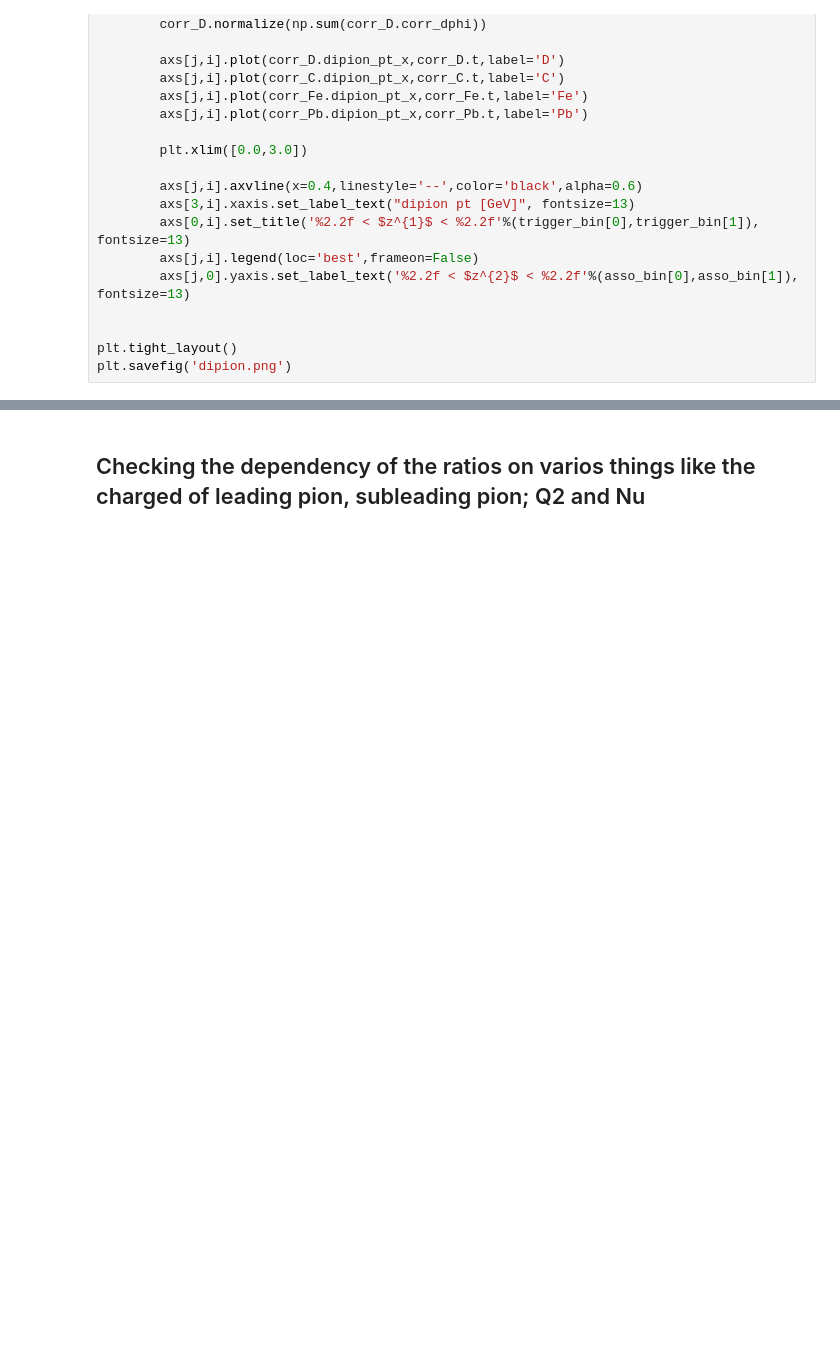
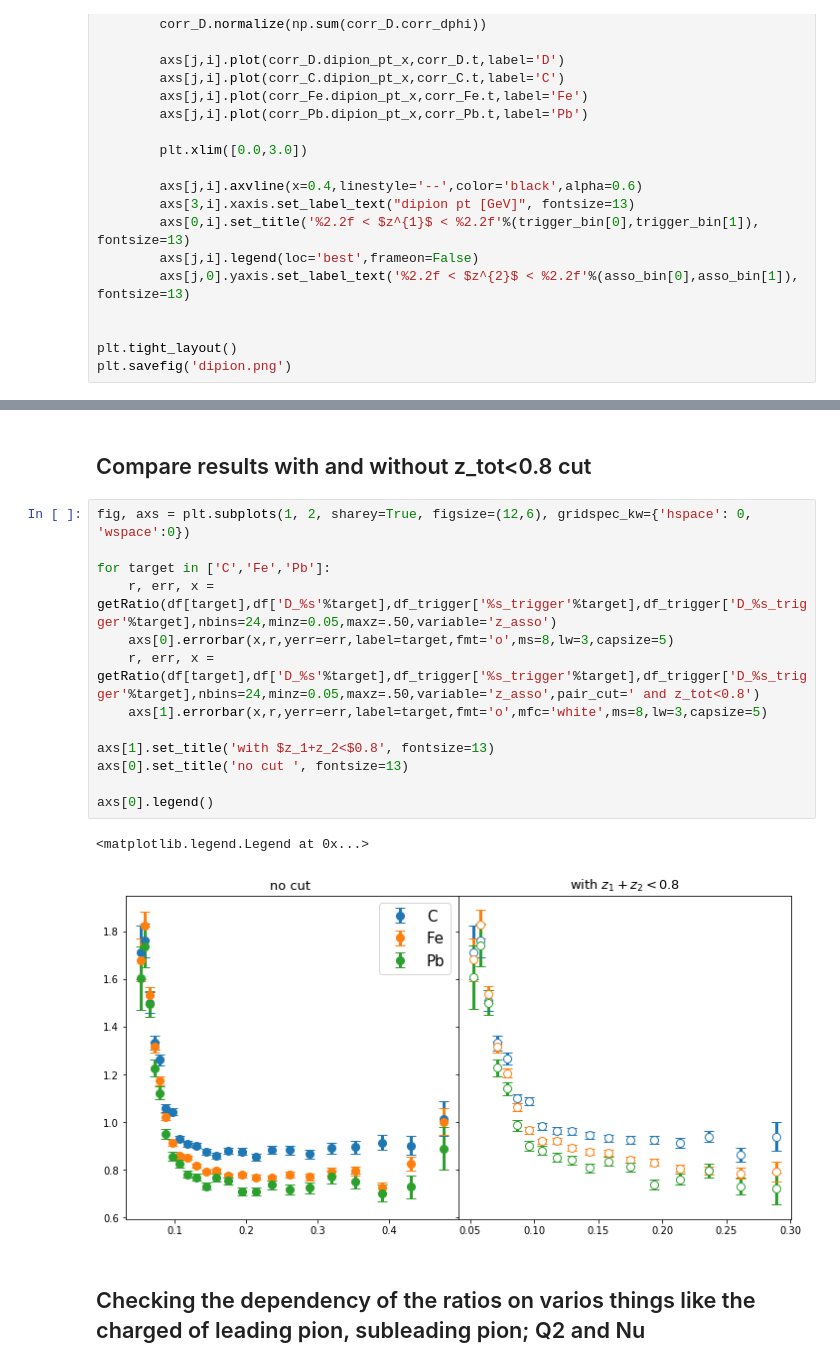
Before and after one commit to miguelignacio/eg2dihadron, a Jupyter notebook: EG2_2picorrelations.ipynb, the cells around one changed output, grey strips where cells are left out. Saved outputs shown, nothing was run; the diff lists cells and outputs as text; blank space fills up the shorter version.

```diff
--- a/EG2_2picorrelations.ipynb
+++ b/EG2_2picorrelations.ipynb
@@ -1080,2 +1095,20 @@ plt.savefig('dipion.png')
+# %% [markdown]
+## Compare results with and without z_tot<0.8 cut
+# %%
+fig, axs = plt.subplots(1, 2, sharey=True, figsize=(12,6), gridspec_kw={'hspace': 0, 'wspace':0})
+
+for target in ['C','Fe','Pb']:
+    r, err, x = getRatio(df[target],df['D_%s'%target],df_trigger['%s_trigger'%target],df_trigger['D_%s_trigger'%target],nbins=24,minz=0.05,maxz=.50,variable='z_asso')
+    axs[0].errorbar(x,r,yerr=err,label=target,fmt='o',ms=8,lw=3,capsize=5)
+    r, err, x = getRatio(df[target],df['D_%s'%target],df_trigger['%s_trigger'%target],df_trigger['D_%s_trigger'%target],nbins=24,minz=0.05,maxz=.50,variable='z_asso',pair_cut=' and z_tot<0.8')
+    axs[1].errorbar(x,r,yerr=err,label=target,fmt='o',mfc='white',ms=8,lw=3,capsize=5)
+
+axs[1].set_title('with $z_1+z_2<$0.8', fontsize=13)
+axs[0].set_title('no cut ', fontsize=13)
+
+axs[0].legend()
+# %% [output]
+<matplotlib.legend.Legend at 0x...>
+[figure, added]
 # %% [markdown]
 ## Checking the dependency of the ratios on varios things like the charged of leading pion, subleading pion; Q2 and Nu
```
Also changed, not shown: parts of 35 cells of this notebook, 1 other file.
